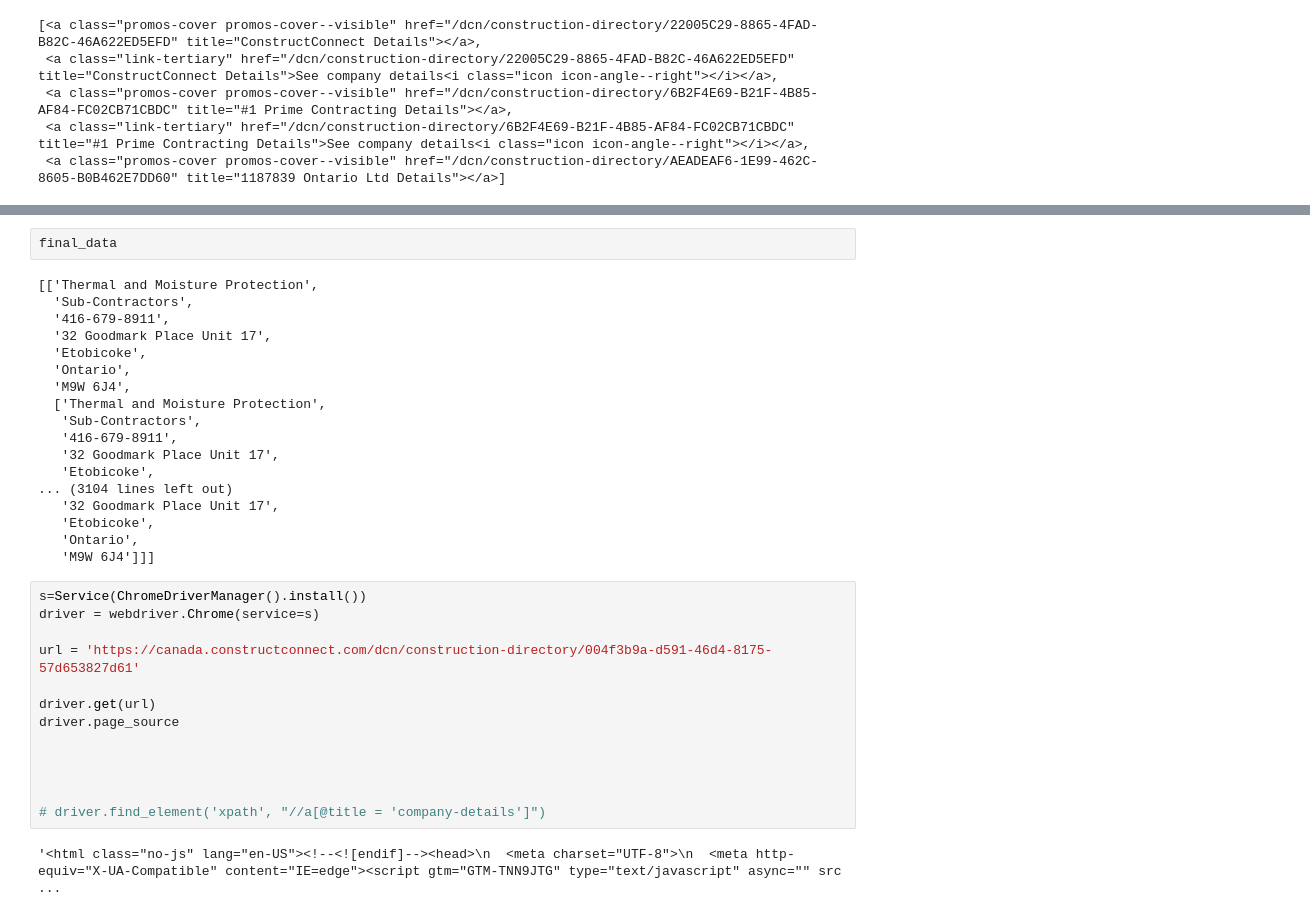
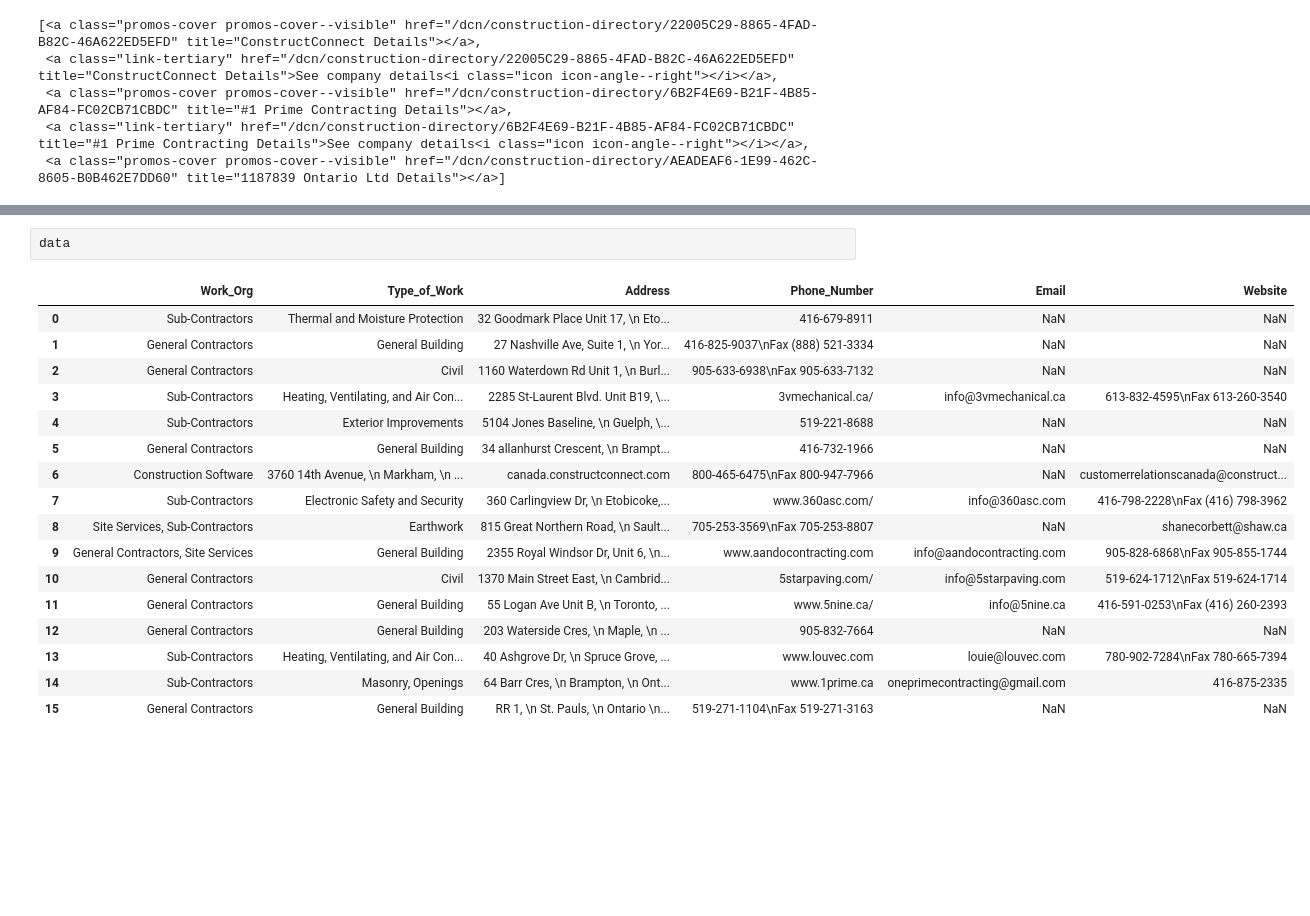
Before and after one commit to djoconnell34/Construction-Companies-Web-Scrape, a Jupyter notebook: first-draft.ipynb, the cells around one changed output, grey strips where cells are left out. Saved outputs shown, nothing was run; the diff lists cells and outputs as text; blank space fills up the shorter version.

```diff
--- a/first-draft.ipynb
+++ b/first-draft.ipynb
@@ -128,35 +152,20 @@ for i,url in enumerate(hrefs):
-# %%
-final_data
-# %% [output]
-[['Thermal and Moisture Protection',
-  'Sub-Contractors',
-  '416-679-8911',
-  '32 Goodmark Place Unit 17',
-  'Etobicoke',
-  'Ontario',
-  'M9W 6J4',
-  ['Thermal and Moisture Protection',
-   'Sub-Contractors',
-   '416-679-8911',
-   '32 Goodmark Place Unit 17',
-   'Etobicoke',
-... (3104 lines left out)
-   '32 Goodmark Place Unit 17',
-   'Etobicoke',
-   'Ontario',
-   'M9W 6J4']]]
-# %%
-s=Service(ChromeDriverManager().install())
-driver = webdriver.Chrome(service=s)
-
-url = 'https://canada.constructconnect.com/dcn/construction-directory/004f3b9a-d591-46d4-8175-57d653827d61'
-
-driver.get(url)
-driver.page_source
-
-
-
-
-# driver.find_element('xpath', "//a[@title = 'company-details']")
-# %% [output]
-'<html class="no-js" lang="en-US"><!--<![endif]--><head>\n  <meta charset="UTF-8">\n  <meta http-equiv="X-UA-Compatible" content="IE=edge"><script gtm="GTM-TNN9JTG" type="text/javascript" async="" src ...
+# %%
+data
+# %% [output]
+|  | Work_Org | Type_of_Work | Address | Phone_Number | Email | Website |
+| 0 | Sub-Contractors | Thermal and Moisture Protection | 32 Goodmark Place Unit 17, \n Eto... | 416-679-8911 | NaN | NaN |
+| 1 | General Contractors | General Building | 27 Nashville Ave, Suite 1, \n Yor... | 416-825-9037\nFax (888) 521-3334 | NaN | NaN |
+| 2 | General Contractors | Civil | 1160 Waterdown Rd Unit 1, \n Burl... | 905-633-6938\nFax 905-633-7132 | NaN | NaN |
+| 3 | Sub-Contractors | Heating, Ventilating, and Air Con... | 2285 St-Laurent Blvd. Unit B19, \... | 3vmechanical.ca/ | info@3vmechanical.ca | 613-832-4595\nFax 613-260-3540 |
+| 4 | Sub-Contractors | Exterior Improvements | 5104 Jones Baseline, \n Guelph, \... | 519-221-8688 | NaN | NaN |
+| 5 | General Contractors | General Building | 34 allanhurst Crescent, \n Brampt... | 416-732-1966 | NaN | NaN |
+| 6 | Construction Software | 3760 14th Avenue, \n Markham, \n ... | canada.constructconnect.com | 800-465-6475\nFax 800-947-7966 | NaN | customerrelationscanada@construct... |
+| 7 | Sub-Contractors | Electronic Safety and Security | 360 Carlingview Dr, \n Etobicoke,... | www.360asc.com/ | info@360asc.com | 416-798-2228\nFax (416) 798-3962 |
+| 8 | Site Services, Sub-Contractors | Earthwork | 815 Great Northern Road, \n Sault... | 705-253-3569\nFax 705-253-8807 | NaN | shanecorbett@shaw.ca |
+| 9 | General Contractors, Site Services | General Building | 2355 Royal Windsor Dr, Unit 6, \n... | www.aandocontracting.com | info@aandocontracting.com | 905-828-6868\nFax 905-855-1744 |
+| 10 | General Contractors | Civil | 1370 Main Street East, \n Cambrid... | 5starpaving.com/ | info@5starpaving.com | 519-624-1712\nFax 519-624-1714 |
+| 11 | General Contractors | General Building | 55 Logan Ave Unit B, \n Toronto, ... | www.5nine.ca/ | info@5nine.ca | 416-591-0253\nFax (416) 260-2393 |
+| 12 | General Contractors | General Building | 203 Waterside Cres, \n Maple, \n ... | 905-832-7664 | NaN | NaN |
+| 13 | Sub-Contractors | Heating, Ventilating, and Air Con... | 40 Ashgrove Dr, \n Spruce Grove, ... | www.louvec.com | louie@louvec.com | 780-902-7284\nFax 780-665-7394 |
+| 14 | Sub-Contractors | Masonry, Openings | 64 Barr Cres, \n Brampton, \n Ont... | www.1prime.ca | oneprimecontracting@gmail.com | 416-875-2335 |
+| 15 | General Contractors | General Building | RR 1, \n St. Pauls, \n Ontario \n... | 519-271-1104\nFax 519-271-3163 | NaN | NaN |
```
Also changed, not shown: parts of 15 cells of this notebook.
